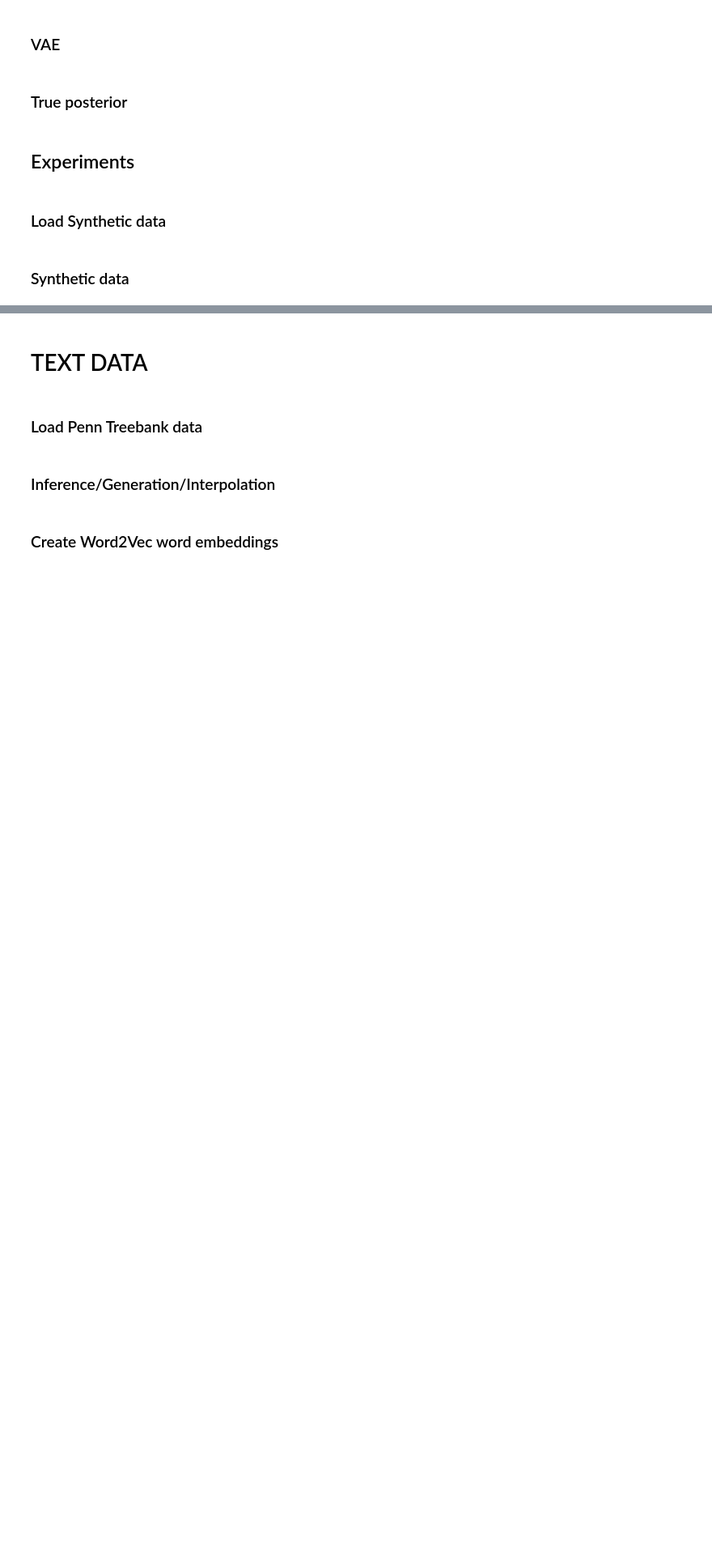
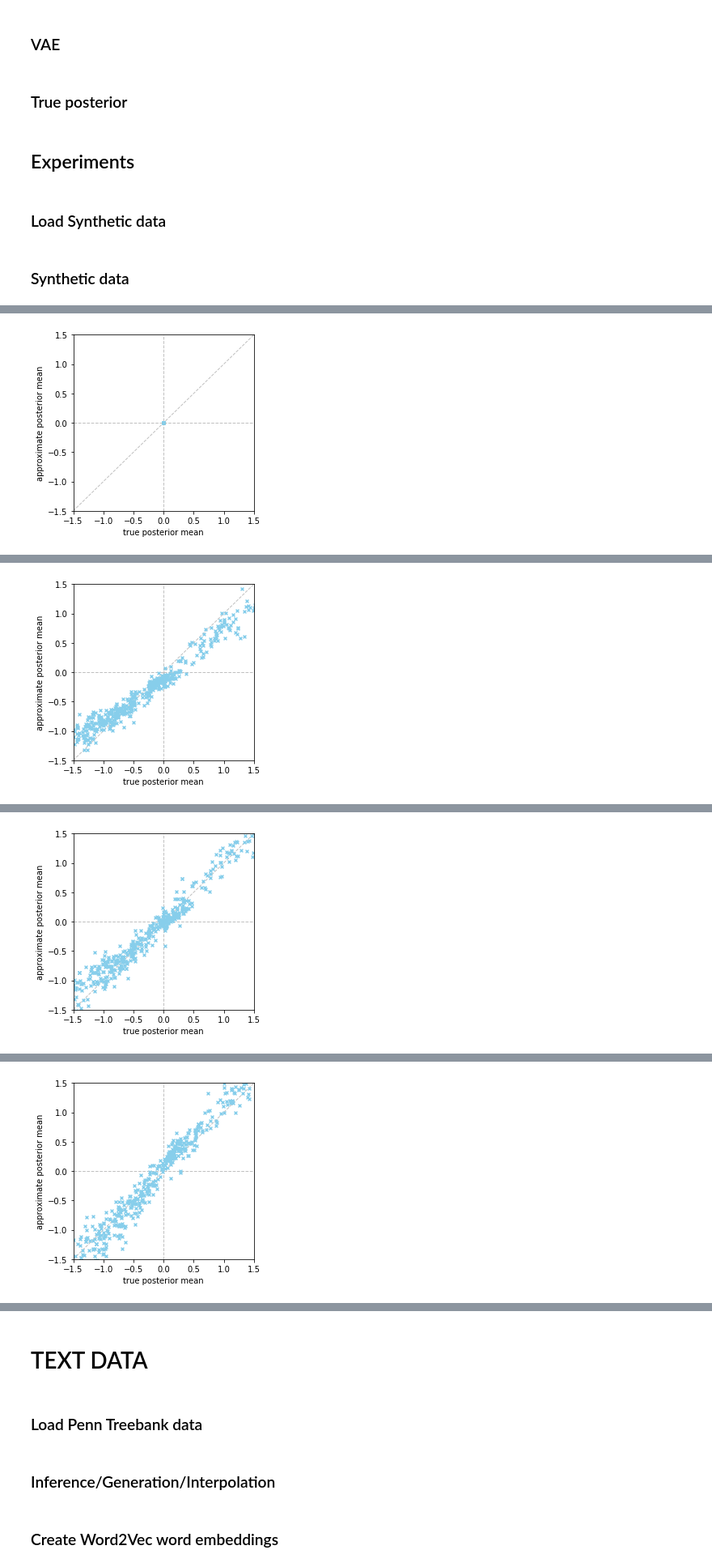
Before and after one commit to eliisabethein/DD2424-project, a Jupyter notebook: refactored-workspace.ipynb, the cells around one changed output, grey strips where cells are left out. Shown at 81% size. Saved outputs shown, nothing was run; the diff lists cells and outputs as text; code cells hidden in the pictures; blank space fills up the shorter version.

```diff
--- a/refactored-workspace.ipynb
+++ b/refactored-workspace.ipynb
@@ -789,0 +946,24 @@ print(return_dict)
+# %%
+#with annealing
+vocab_size = 1000
+hidden_size = 50
+embedding_size = 50
+latent_size = 1
+num_layers = 1
+step = 0.25
+learning_rate = 0.05
+epochs = 30
+max_sentence_length = 10
+
+embedding_weights = nn.Embedding(vocab_size, embedding_size).weight
+vae_anneal = VAE(hidden_size, num_layers, embedding_weights, latent_size, synthetic=True)
+
+annealing_args = {'type':'logistic', 'step':0, 'k':0.0025, 'first_step':2500}
+
+return_dict_anneal = train(vae_anneal, inputs, targets, val_inputs, val_targets, epochs, vocab_size, hidden_size,
+                    latent_size, max_sentence_length, plot=True, learning_rate=learning_rate, synthetic=True,
+                    step=step, plot_lim=1.5, annealing_args=annealing_args, tracked_inputs=tracked_inputs,
+                    tracked_targets=tracked_targets, plot_dir="plots_annealing")
+plot_losses(return_dict_anneal['total_epoch_losses'], return_dict_anneal['val_total_epoch_losses'])
+# %% [output]
+[figure, added]
@@ -789,0 +981 @@ print(return_dict)
+[figure, added]
@@ -789,0 +993 @@ print(return_dict)
+[figure, added]
@@ -789,0 +1005 @@ print(return_dict)
+[figure, added]
```
Also changed, not shown: parts of 19 cells of this notebook.
